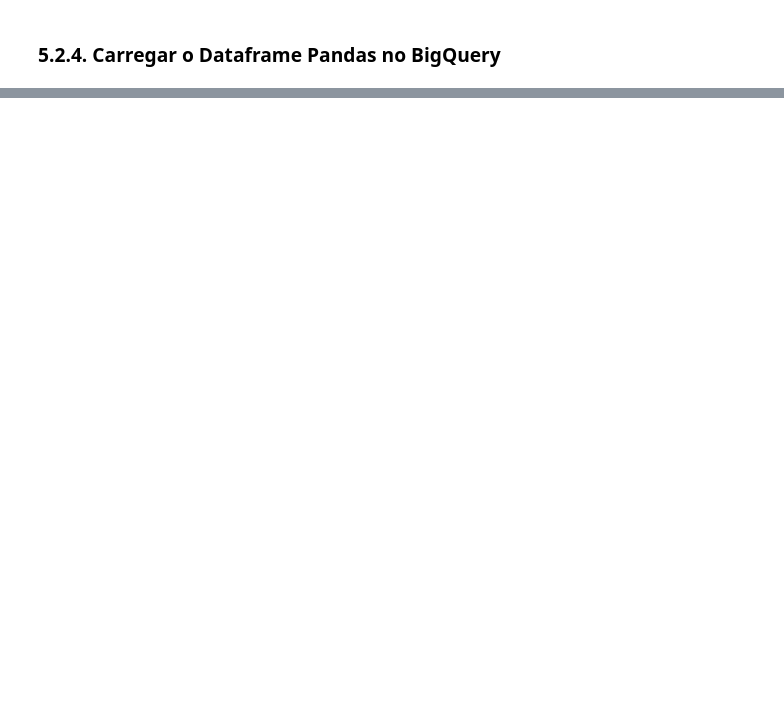
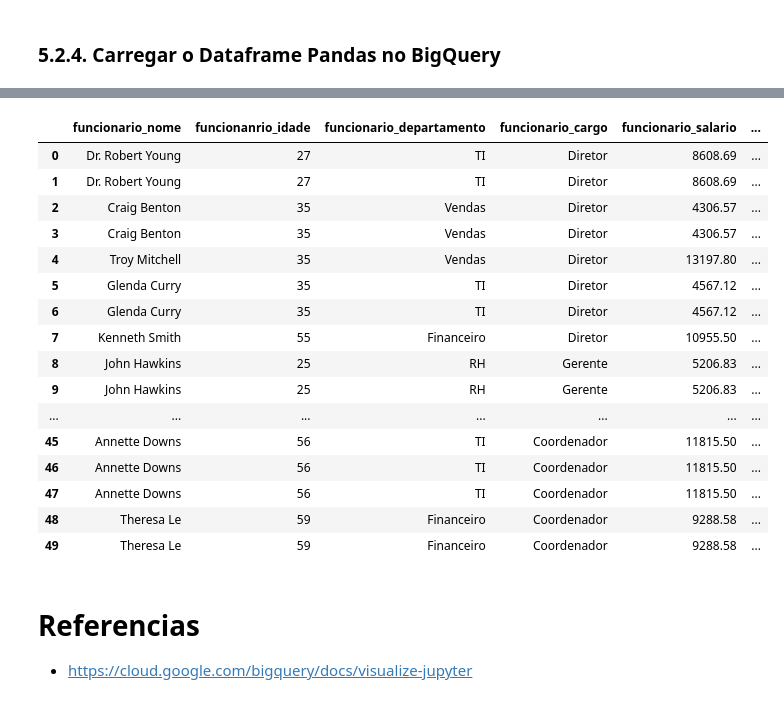
Before and after one commit to jonathasrc/soulcode, a Jupyter notebook: projetos/Atividade 01 - Banco de dados + Estatística.ipynb, the cells around one changed output, grey strips where cells are left out. Drawn from its saved outputs; the diff is of its cells as text; code cells hidden in the pictures; blank space fills up the shorter version.

```diff
--- a/projetos/Atividade 01 - Banco de dados + Estatística.ipynb
+++ b/projetos/Atividade 01 - Banco de dados + Estatística.ipynb
@@ -554,0 +1197,27 @@ LoadJob<project=soulcode-434516, location=US, id=8eff45f4-9717-4c53-a24e-12424d0
+# %%
+query = f"SELECT * FROM `{table_rh_id}`"
+
+query_job = client.query(query)
+results = query_job.result().to_dataframe()
+results
+# %% [output]
+|  | funcionario_nome | funcionanrio_idade | funcionario_departamento | funcionario_cargo | funcionario_salario | ... |
+| 0 | Dr. Robert Young | 27 | TI | Diretor | 8608.69 | ... |
+| 1 | Dr. Robert Young | 27 | TI | Diretor | 8608.69 | ... |
+| 2 | Craig Benton | 35 | Vendas | Diretor | 4306.57 | ... |
+| 3 | Craig Benton | 35 | Vendas | Diretor | 4306.57 | ... |
+| 4 | Troy Mitchell | 35 | Vendas | Diretor | 13197.80 | ... |
+| 5 | Glenda Curry | 35 | TI | Diretor | 4567.12 | ... |
+| 6 | Glenda Curry | 35 | TI | Diretor | 4567.12 | ... |
+| 7 | Kenneth Smith | 55 | Financeiro | Diretor | 10955.50 | ... |
+| 8 | John Hawkins | 25 | RH | Gerente | 5206.83 | ... |
+| 9 | John Hawkins | 25 | RH | Gerente | 5206.83 | ... |
+| ... | ... | ... | ... | ... | ... | ... |
+| 45 | Annette Downs | 56 | TI | Coordenador | 11815.50 | ... |
+| 46 | Annette Downs | 56 | TI | Coordenador | 11815.50 | ... |
+| 47 | Annette Downs | 56 | TI | Coordenador | 11815.50 | ... |
+| 48 | Theresa Le | 59 | Financeiro | Coordenador | 9288.58 | ... |
+| 49 | Theresa Le | 59 | Financeiro | Coordenador | 9288.58 | ... |
+# %% [markdown]
+# Referencias
+- https://cloud.google.com/bigquery/docs/visualize-jupyter
```
Also changed, not shown: parts of 76 cells of this notebook.
